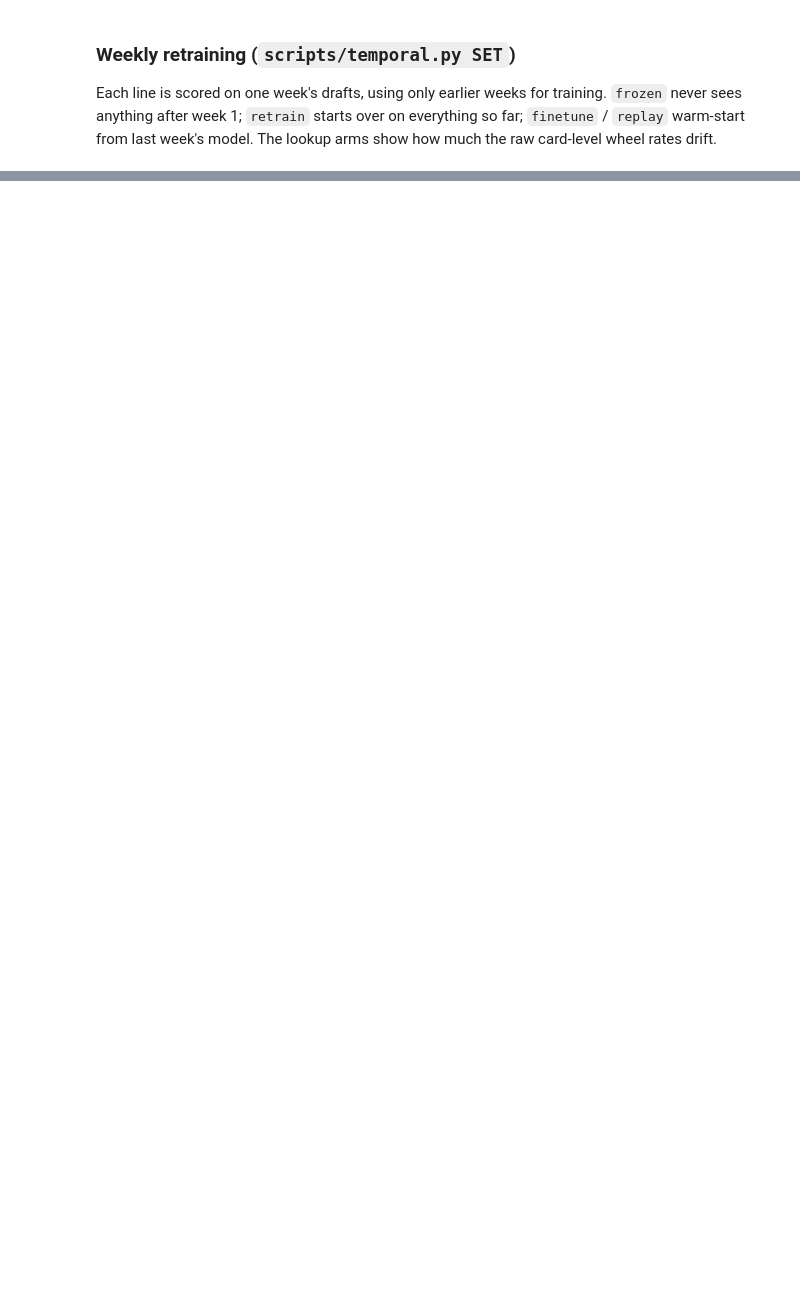
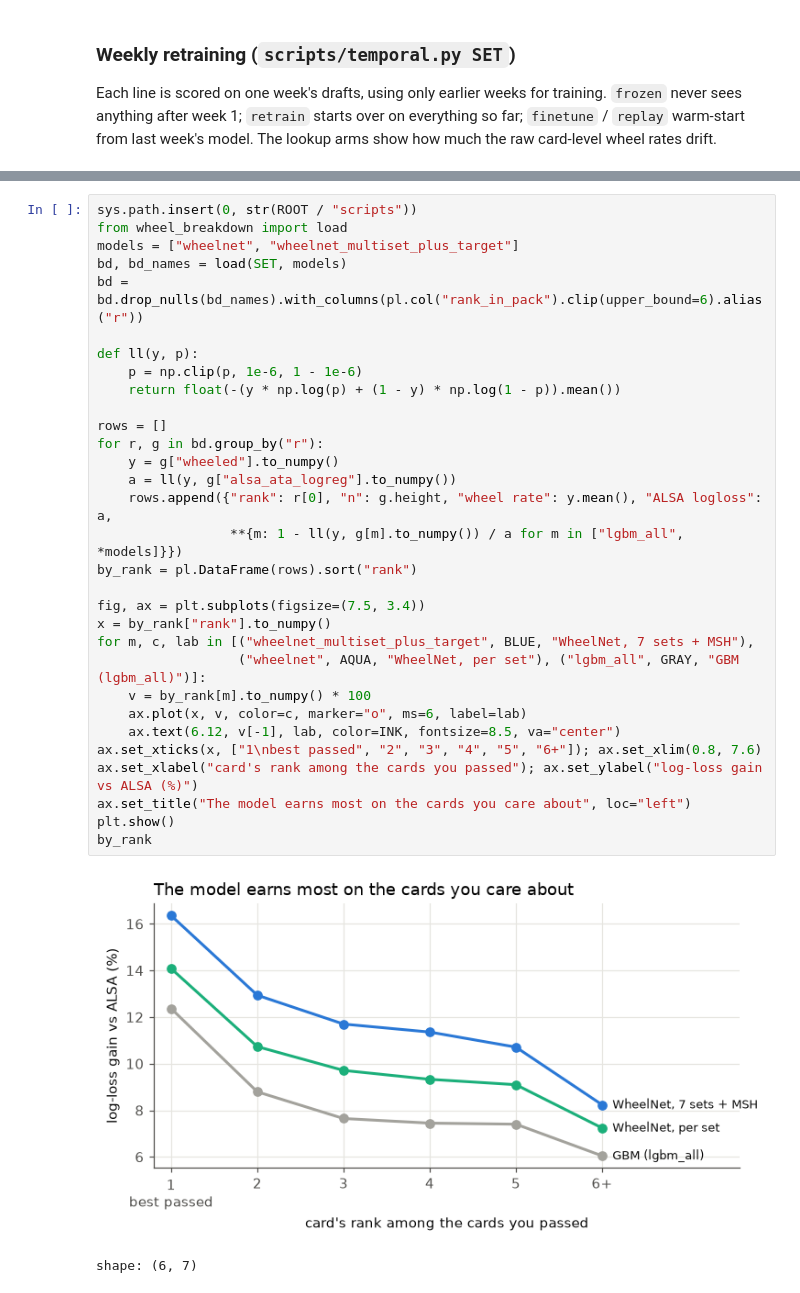
Before and after one commit to zscore/mtg-open-lane, a Jupyter notebook: notebooks/wheelnet.ipynb, the cells around one changed output, grey strips where cells are left out. Cells and saved outputs as stored; diff of their text form; blank space fills up the shorter version.

```diff
--- a/notebooks/wheelnet.ipynb
+++ b/notebooks/wheelnet.ipynb
@@ -422,0 +511,34 @@ no temporal.json yet: run  python scripts/temporal.py MSH
+# %%
+sys.path.insert(0, str(ROOT / "scripts"))
+from wheel_breakdown import load
+models = ["wheelnet", "wheelnet_multiset_plus_target"]
+bd, bd_names = load(SET, models)
+bd = bd.drop_nulls(bd_names).with_columns(pl.col("rank_in_pack").clip(upper_bound=6).alias("r"))
+
+def ll(y, p):
+    p = np.clip(p, 1e-6, 1 - 1e-6)
+    return float(-(y * np.log(p) + (1 - y) * np.log(1 - p)).mean())
+
+rows = []
+for r, g in bd.group_by("r"):
+    y = g["wheeled"].to_numpy()
+    a = ll(y, g["alsa_ata_logreg"].to_numpy())
+    rows.append({"rank": r[0], "n": g.height, "wheel rate": y.mean(), "ALSA logloss": a,
+                 **{m: 1 - ll(y, g[m].to_numpy()) / a for m in ["lgbm_all", *models]}})
+by_rank = pl.DataFrame(rows).sort("rank")
+
+fig, ax = plt.subplots(figsize=(7.5, 3.4))
+x = by_rank["rank"].to_numpy()
+for m, c, lab in [("wheelnet_multiset_plus_target", BLUE, "WheelNet, 7 sets + MSH"),
+                  ("wheelnet", AQUA, "WheelNet, per set"), ("lgbm_all", GRAY, "GBM (lgbm_all)")]:
+    v = by_rank[m].to_numpy() * 100
+    ax.plot(x, v, color=c, marker="o", ms=6, label=lab)
+    ax.text(6.12, v[-1], lab, color=INK, fontsize=8.5, va="center")
+ax.set_xticks(x, ["1\nbest passed", "2", "3", "4", "5", "6+"]); ax.set_xlim(0.8, 7.6)
+ax.set_xlabel("card's rank among the cards you passed"); ax.set_ylabel("log-loss gain vs ALSA (%)")
+ax.set_title("The model earns most on the cards you care about", loc="left")
+plt.show()
+by_rank
+# %% [output]
+[figure, added]
+shape: (6, 7)
```
Also changed, not shown: parts of 13 cells of this notebook, 1 other file.
